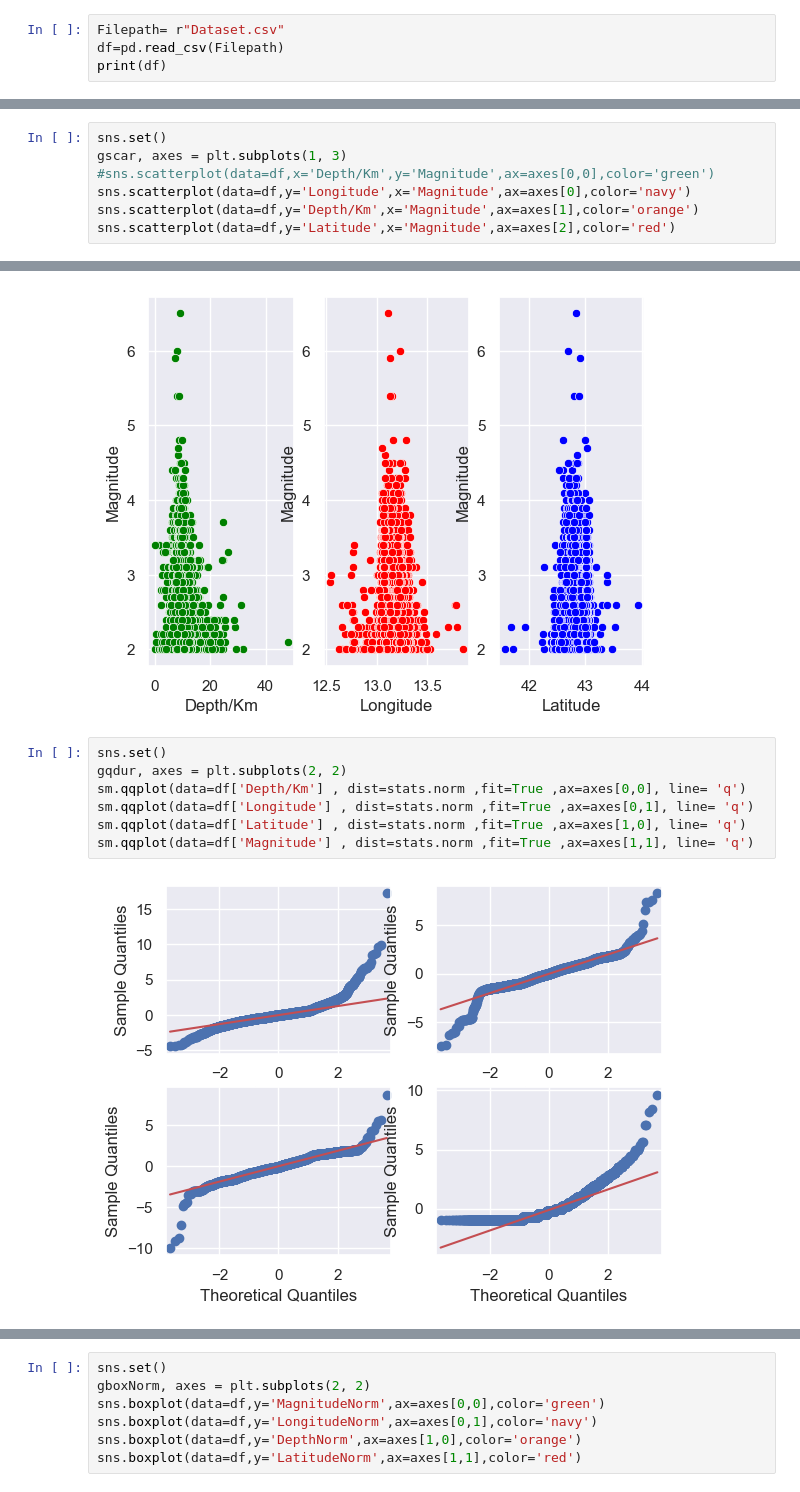
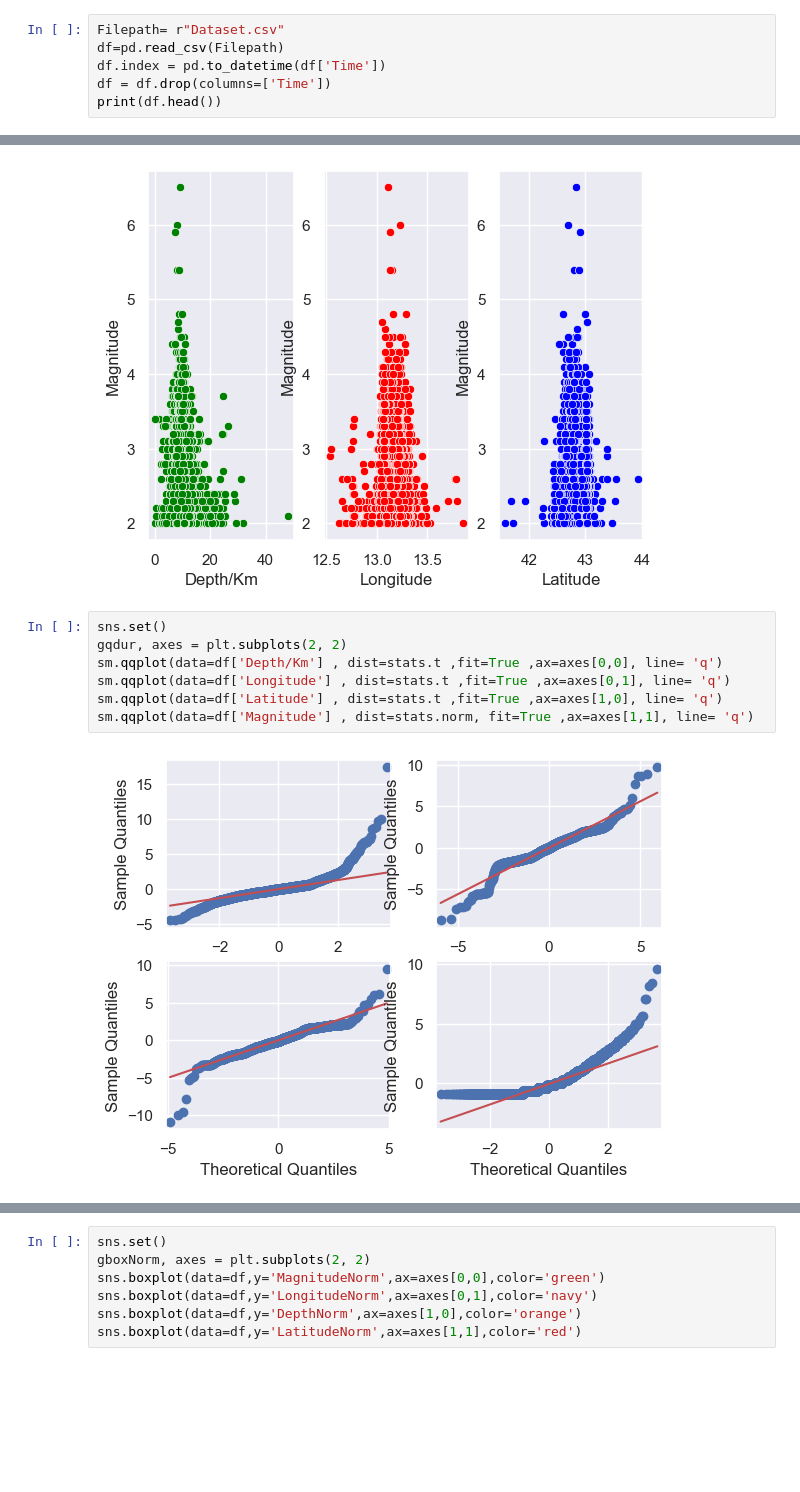
Before and after one commit to MrBloom911/SismicOperations, a Jupyter notebook: ProyectoComp.ipynb, the cells around one changed output, grey strips where cells are left out. Cells and saved outputs as stored; diff of their text form; blank space fills up the shorter version.

```diff
--- a/ProyectoComp.ipynb
+++ b/ProyectoComp.ipynb
@@ -10,5 +9,7 @@ from sklearn.preprocessing import StandardScaler
 # %%
 Filepath= r"Dataset.csv"
 df=pd.read_csv(Filepath)
-print(df)
+df.index = pd.to_datetime(df['Time'])
+df = df.drop(columns=['Time'])
+print(df.head())
 # %% [output]
@@ -80,7 +68,0 @@ sns.scatterplot(data=df,x='Magnitude',y='Depth/Km')
-# %%
-sns.set()
-gscar, axes = plt.subplots(1, 3)
-#sns.scatterplot(data=df,x='Depth/Km',y='Magnitude',ax=axes[0,0],color='green')
-sns.scatterplot(data=df,y='Longitude',x='Magnitude',ax=axes[0],color='navy')
-sns.scatterplot(data=df,y='Depth/Km',x='Magnitude',ax=axes[1],color='orange')
-sns.scatterplot(data=df,y='Latitude',x='Magnitude',ax=axes[2],color='red')
@@ -100,9 +79,9 @@ sns.scatterplot(data=df,x='Latitude',y='Magnitude',ax=axes[2],color='blue')
 # %%
 sns.set()
 gqdur, axes = plt.subplots(2, 2)
-sm.qqplot(data=df['Depth/Km'] , dist=stats.norm ,fit=True ,ax=axes[0,0], line= 'q')
-sm.qqplot(data=df['Longitude'] , dist=stats.norm ,fit=True ,ax=axes[0,1], line= 'q')
-sm.qqplot(data=df['Latitude'] , dist=stats.norm ,fit=True ,ax=axes[1,0], line= 'q')
-sm.qqplot(data=df['Magnitude'] , dist=stats.norm ,fit=True ,ax=axes[1,1], line= 'q')
+sm.qqplot(data=df['Depth/Km'] , dist=stats.t ,fit=True ,ax=axes[0,0], line= 'q')
+sm.qqplot(data=df['Longitude'] , dist=stats.t ,fit=True ,ax=axes[0,1], line= 'q')
+sm.qqplot(data=df['Latitude'] , dist=stats.t ,fit=True ,ax=axes[1,0], line= 'q')
+sm.qqplot(data=df['Magnitude'] , dist=stats.norm, fit=True ,ax=axes[1,1], line= 'q')
 # %% [output]
-[figure, old version]
+[figure, new version]
```
Also changed, not shown: parts of 14 cells of this notebook.
